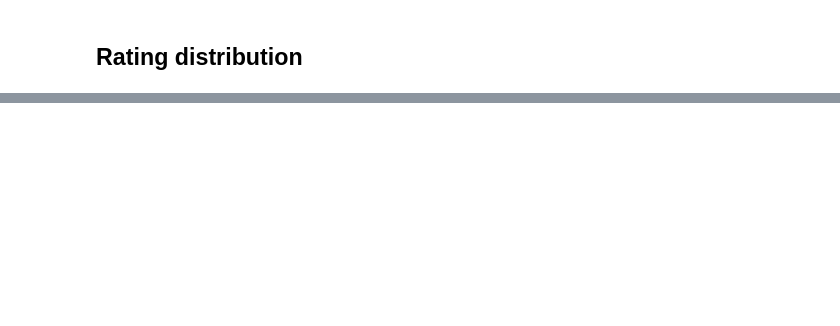
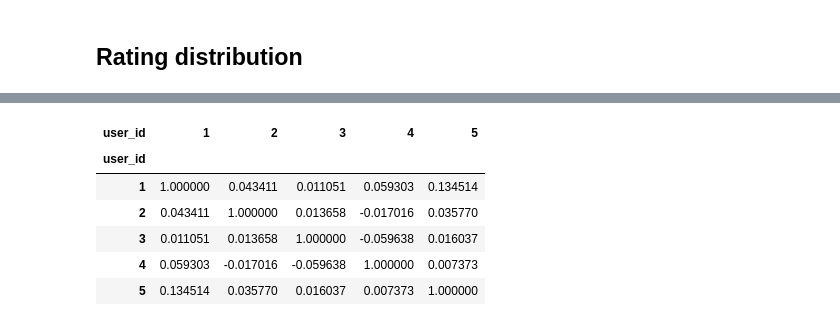
Before and after one commit to AlexeyKresin/hybrid-recommendation-engine, a Jupyter notebook: notebooks/eda_movielens.ipynb, the cells around one changed output, grey strips where cells are left out. Drawn from its saved outputs; the diff is of its cells as text; code cells hidden in the pictures; blank space fills up the shorter version.

```diff
--- a/notebooks/eda_movielens.ipynb
+++ b/notebooks/eda_movielens.ipynb
@@ -49,0 +128,21 @@ plt.show()
+# %%
+from sklearn.metrics.pairwise import cosine_similarity
+import pandas as pd
+
+user_similarity = cosine_similarity(filled_matrix)
+
+user_similarity_df = pd.DataFrame(
+    user_similarity,
+    index=user_item_matrix.index,
+    columns=user_item_matrix.index
+)
+
+user_similarity_df.iloc[:5, :5]
+# %% [output]
+| user_id | 1 | 2 | 3 | 4 | 5 |
+| user_id |  |  |  |  |  |
+| 1 | 1.000000 | 0.043411 | 0.011051 | 0.059303 | 0.134514 |
+| 2 | 0.043411 | 1.000000 | 0.013658 | -0.017016 | 0.035770 |
+| 3 | 0.011051 | 0.013658 | 1.000000 | -0.059638 | 0.016037 |
+| 4 | 0.059303 | -0.017016 | -0.059638 | 1.000000 | 0.007373 |
+| 5 | 0.134514 | 0.035770 | 0.016037 | 0.007373 | 1.000000 |
```
Also changed, not shown: parts of 33 cells of this notebook.
